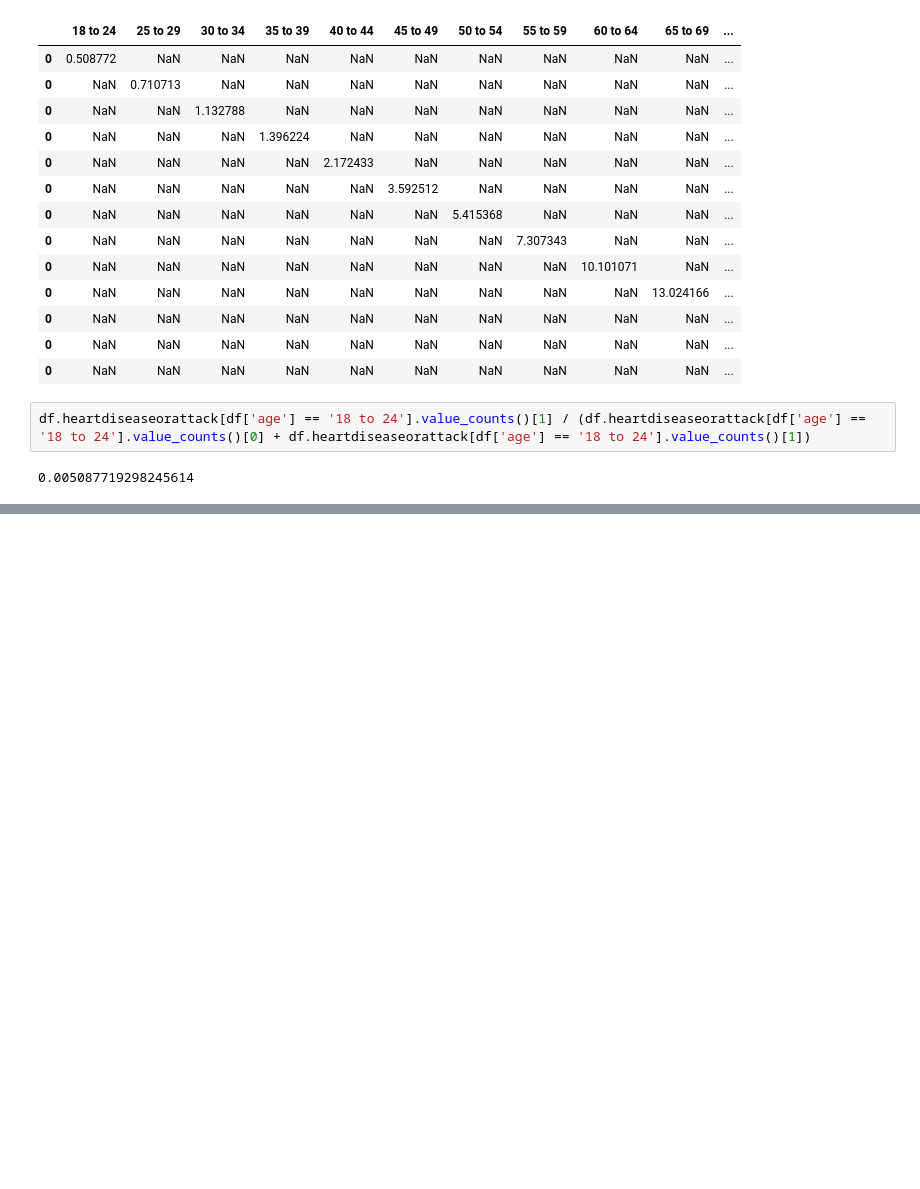
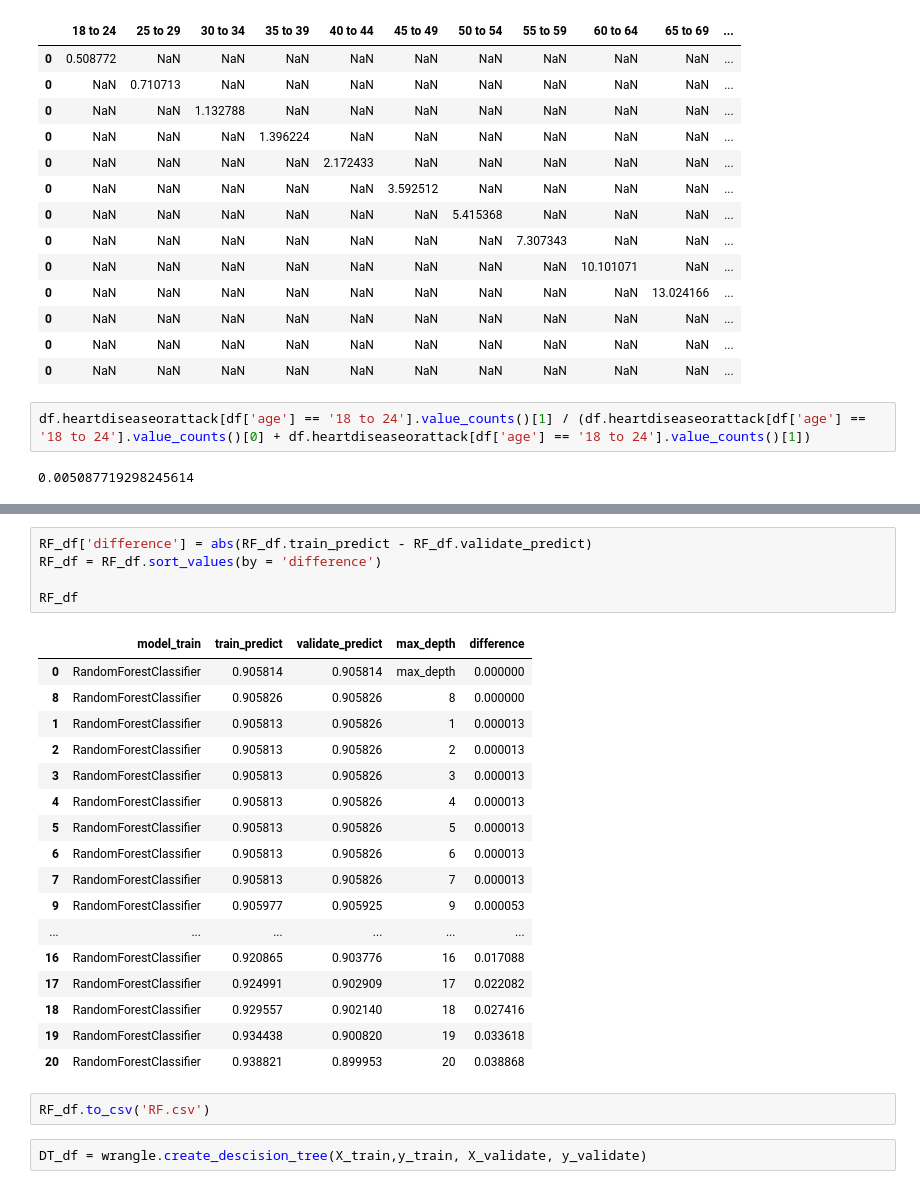
Before and after one commit to Divante222/individual_project, a Jupyter notebook: possible_project_1.ipynb, the cells around one changed output, grey strips where cells are left out. Saved outputs shown, nothing was run; the diff lists cells and outputs as text; blank space fills up the shorter version.

```diff
--- a/possible_project_1.ipynb
+++ b/possible_project_1.ipynb
@@ -370,0 +461,27 @@ df.heartdiseaseorattack[df['age'] == '18 to 24'].value_counts()[1] / (df.heartdi
+# %%
+RF_df['difference'] = abs(RF_df.train_predict - RF_df.validate_predict)
+RF_df = RF_df.sort_values(by = 'difference')
+
+RF_df
+# %% [output]
+|  | model_train | train_predict | validate_predict | max_depth | difference |
+| 0 | RandomForestClassifier | 0.905814 | 0.905814 | max_depth | 0.000000 |
+| 8 | RandomForestClassifier | 0.905826 | 0.905826 | 8 | 0.000000 |
+| 1 | RandomForestClassifier | 0.905813 | 0.905826 | 1 | 0.000013 |
+| 2 | RandomForestClassifier | 0.905813 | 0.905826 | 2 | 0.000013 |
+| 3 | RandomForestClassifier | 0.905813 | 0.905826 | 3 | 0.000013 |
+| 4 | RandomForestClassifier | 0.905813 | 0.905826 | 4 | 0.000013 |
+| 5 | RandomForestClassifier | 0.905813 | 0.905826 | 5 | 0.000013 |
+| 6 | RandomForestClassifier | 0.905813 | 0.905826 | 6 | 0.000013 |
+| 7 | RandomForestClassifier | 0.905813 | 0.905826 | 7 | 0.000013 |
+| 9 | RandomForestClassifier | 0.905977 | 0.905925 | 9 | 0.000053 |
+| ... | ... | ... | ... | ... | ... |
+| 16 | RandomForestClassifier | 0.920865 | 0.903776 | 16 | 0.017088 |
+| 17 | RandomForestClassifier | 0.924991 | 0.902909 | 17 | 0.022082 |
+| 18 | RandomForestClassifier | 0.929557 | 0.902140 | 18 | 0.027416 |
+| 19 | RandomForestClassifier | 0.934438 | 0.900820 | 19 | 0.033618 |
+| 20 | RandomForestClassifier | 0.938821 | 0.899953 | 20 | 0.038868 |
+# %%
+RF_df.to_csv('RF.csv')
+# %%
+DT_df = wrangle.create_descision_tree(X_train,y_train, X_validate, y_validate)
```
Also changed, not shown: parts of 28 cells of this notebook, 4 other files.
